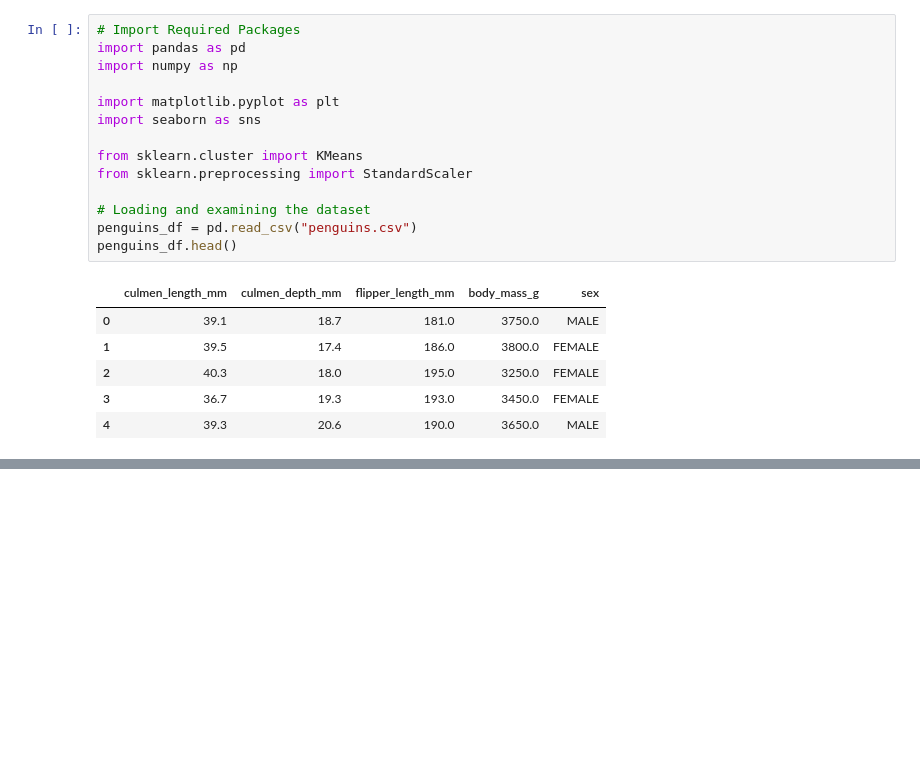
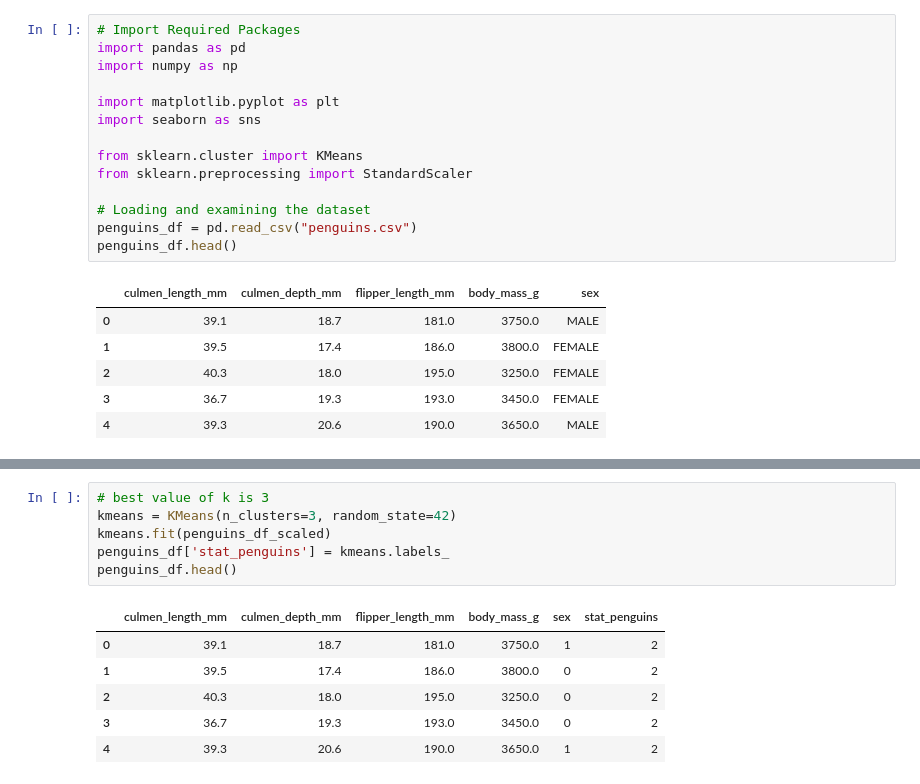
Before and after one commit to Alaeddin-B/Clusterin-Antarctic-Penguin-Species, a Jupyter notebook: notebook.ipynb, the cells around one changed output, grey strips where cells are left out. Drawn from its saved outputs; the diff is of its cells as text; blank space fills up the shorter version.

```diff
--- a/notebook.ipynb
+++ b/notebook.ipynb
@@ -40,0 +107,13 @@ penguins_df.head()
+# %%
+# best value of k is 3
+kmeans = KMeans(n_clusters=3, random_state=42)
+kmeans.fit(penguins_df_scaled)
+penguins_df['stat_penguins'] = kmeans.labels_
+penguins_df.head()
+# %% [output]
+|  | culmen_length_mm | culmen_depth_mm | flipper_length_mm | body_mass_g | sex | stat_penguins |
+| 0 | 39.1 | 18.7 | 181.0 | 3750.0 | 1 | 2 |
+| 1 | 39.5 | 17.4 | 186.0 | 3800.0 | 0 | 2 |
+| 2 | 40.3 | 18.0 | 195.0 | 3250.0 | 0 | 2 |
+| 3 | 36.7 | 19.3 | 193.0 | 3450.0 | 0 | 2 |
+| 4 | 39.3 | 20.6 | 190.0 | 3650.0 | 1 | 2 |
```
Also changed, not shown: parts of 5 cells of this notebook.
